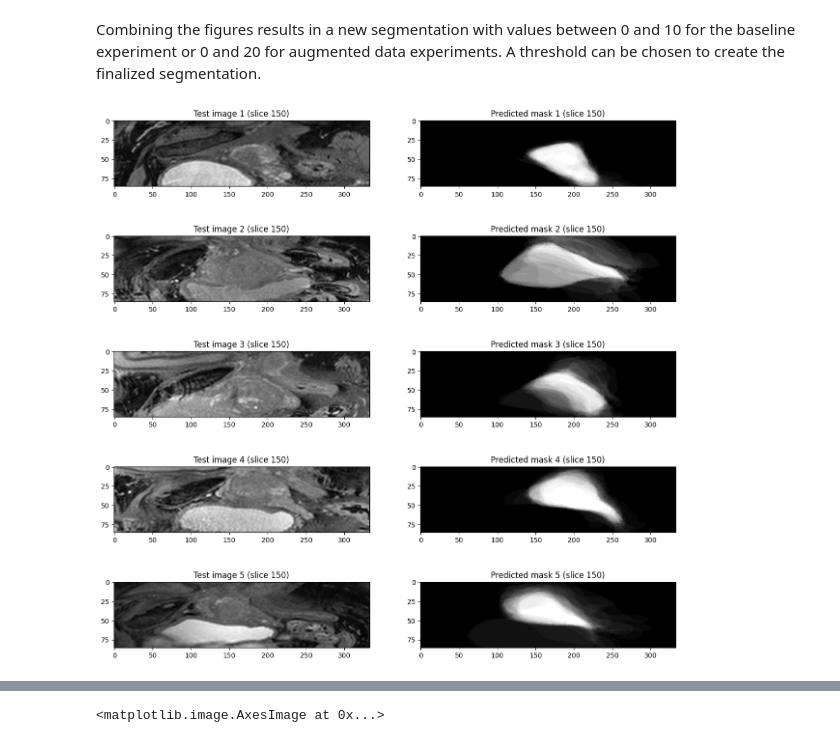
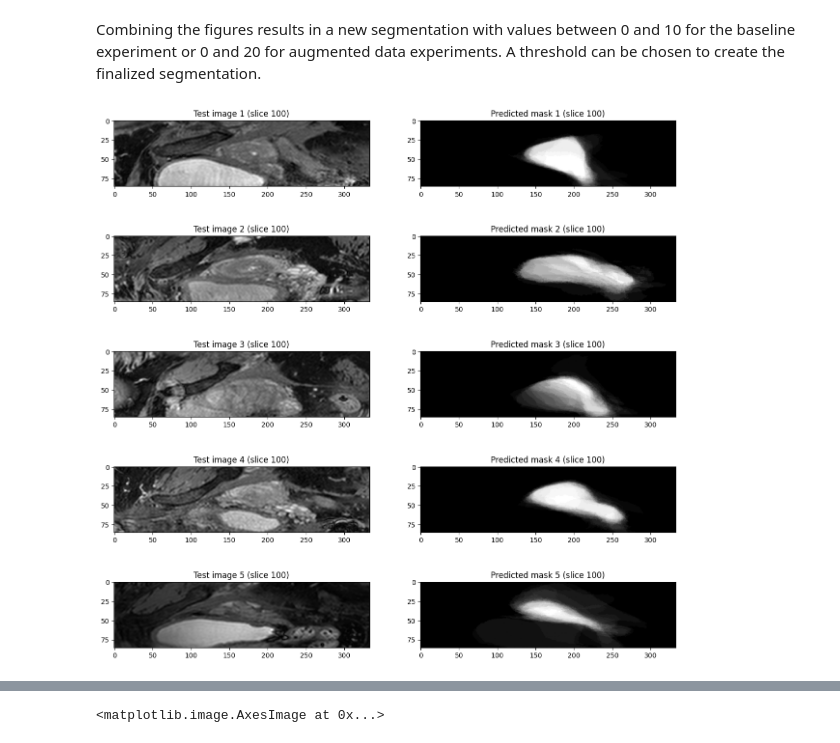
Before and after one commit to MartvStraten/8DM20-Capita-Selecta, a Jupyter notebook: ImageRegistration/altas_project_validation.ipynb, the cells around one changed output, grey strips where cells are left out. Saved outputs shown, nothing was run; the diff lists cells and outputs as text; code cells hidden in the pictures.

```diff
--- a/ImageRegistration/altas_project_validation.ipynb
+++ b/ImageRegistration/altas_project_validation.ipynb
@@ -256,21 +256,21 @@ Combining the figures results in a new segmentation with values between 0 and 10
 # %%
 all_total_masks = []
 for i in range(len(total_atlas)):
     # for mask in atlas_masks:
     total_mask = 0
     for mask in total_atlas[i]:
         total_mask += mask
     all_total_masks.append(total_mask)
 
-slice = 150
+slice = 100
 fig, ax = plt.subplots(5, 2, figsize=(15, 15))
 for test_idx in range(len(MR_TEST_PATHS)):
     ax[test_idx,0].imshow(iio.imread(MR_TEST_PATHS[test_idx])[:,:,slice], cmap="gray")
     ax[test_idx,0].set_title(f"Test image {test_idx+1} (slice {slice})")
     ax[test_idx,1].imshow(all_total_masks[test_idx][:,:,slice], cmap="gray")
     ax[test_idx,1].set_title(f"Predicted mask {test_idx+1} (slice {slice})");
 # %% [output]
-[figure, old version]
+[figure, new version]
 # %%
 all_total_masks_binary = []
 for mask in all_total_masks:
```
Also changed, not shown: parts of 3 cells of this notebook, 1 other file.
